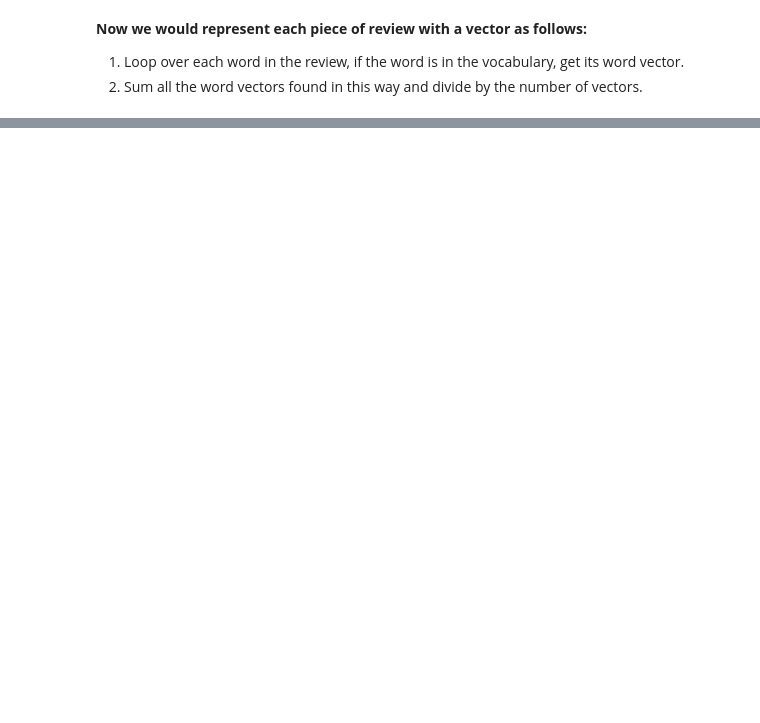
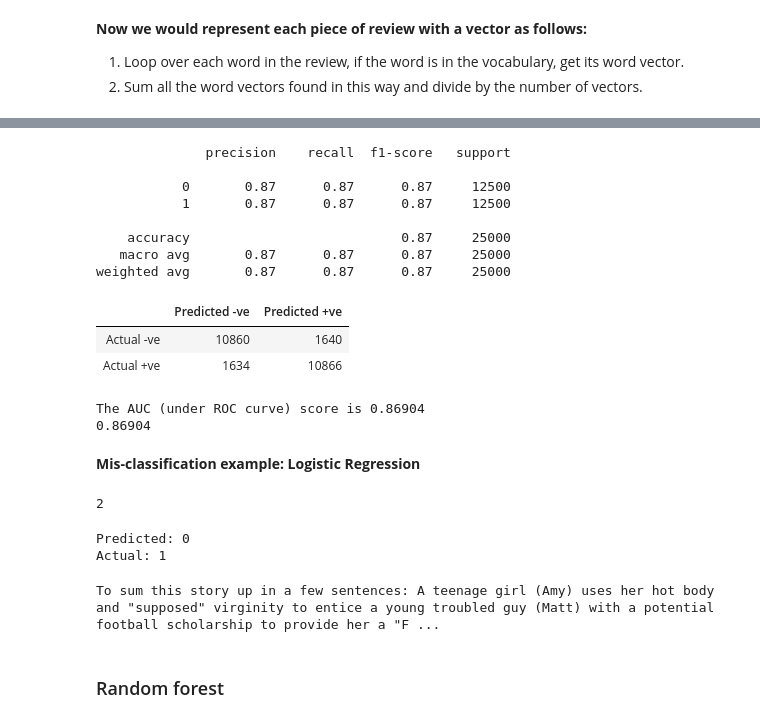
Before and after one commit to Jagadeesh06/Movie_reviews_sentiment_analysis, a Jupyter notebook: movie_sentiment_analysis.ipynb, the cells around one changed output, grey strips where cells are left out. Drawn from its saved outputs; the diff is of its cells as text; code cells hidden in the pictures; blank space fills up the shorter version.

```diff
--- a/movie_sentiment_analysis.ipynb
+++ b/movie_sentiment_analysis.ipynb
@@ -410,0 +425,40 @@ print(test_wordvec_features.shape)
+# %%
+clf_logreg_word2vec = LogisticRegression(C=10, random_state=42, max_iter=1000)
+clf_logreg_word2vec.fit(train_wordvec_features, y_train)
+logreg_pred_word2vec  = clf_logreg_word2vec.predict(test_wordvec_features)
+# %%
+show_metrics(y_test,logreg_pred_word2vec)
+print(accuracy_score(y_test,logreg_pred_word2vec))
+# %% [output]
+              precision    recall  f1-score   support
+
+           0       0.87      0.87      0.87     12500
+           1       0.87      0.87      0.87     12500
+
+    accuracy                           0.87     25000
+   macro avg       0.87      0.87      0.87     25000
+weighted avg       0.87      0.87      0.87     25000
+|  | Predicted -ve | Predicted +ve |
+| Actual -ve | 10860 | 1640 |
+| Actual +ve | 1634 | 10866 |
+The AUC (under ROC curve) score is 0.86904
+0.86904
+# %% [markdown]
+**Mis-classification example: Logistic Regression**
+# %%
+ind_misclf = np.where(~(logreg_pred_word2vec == y_test))[0][0]
+ind_misclf
+# %% [output]
+2
+# %%
+print('Predicted: %i'%logreg_pred_word2vec[ind_misclf])
+print('Actual: %i'%y_test[ind_misclf])
+# %% [output]
+Predicted: 0
+Actual: 1
+# %%
+print(test_df.iloc[ind_misclf]['reviews'])
+# %% [output]
+To sum this story up in a few sentences: A teenage girl (Amy) uses her hot body and "supposed" virginity to entice a young troubled guy (Matt) with a potential football scholarship to provide her a "F ...
+# %% [markdown]
+### Random forest
```
Also changed, not shown: parts of 55 cells of this notebook, 1 other file.
